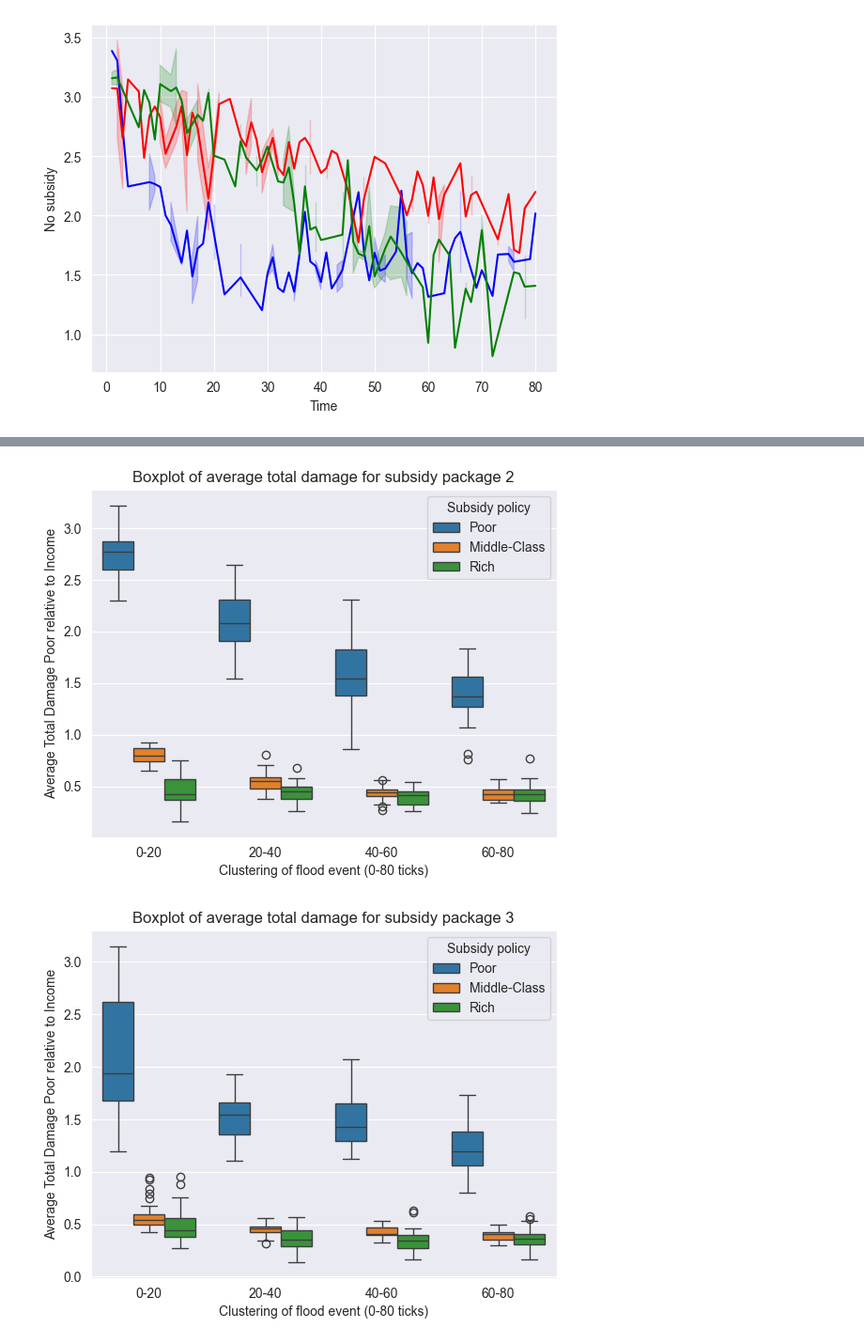
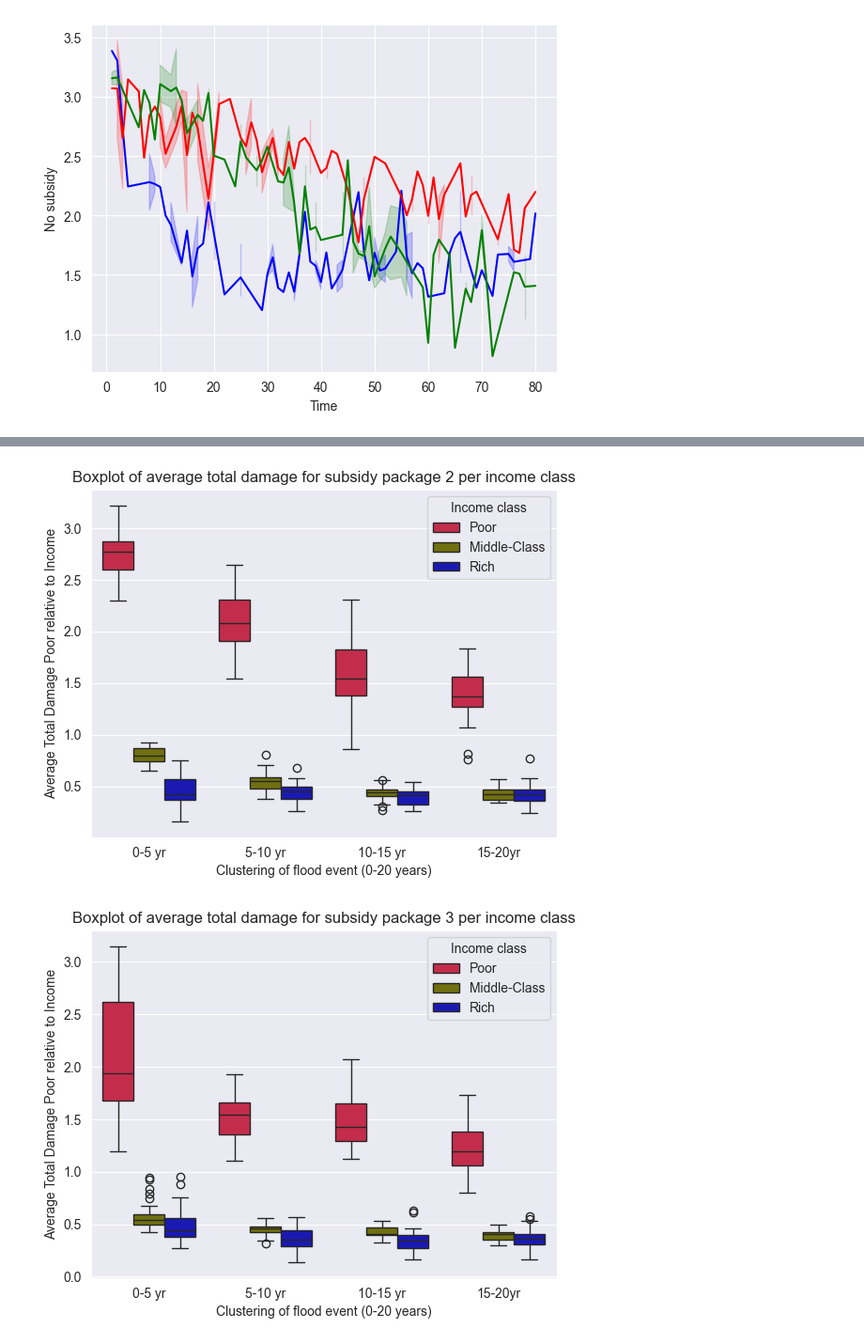
Before and after one commit to Martijntjevdg/SEN1211-ABM, a Jupyter notebook: base_model_mesa/model/PolicyExperimentsAnalysis.ipynb, the cells around one changed output, grey strips where cells are left out. Shown: that part at 94% size. Drawn from its saved outputs; the diff is of its cells as text; code cells hidden in the pictures.

```diff
--- a/base_model_mesa/model/PolicyExperimentsAnalysis.ipynb
+++ b/base_model_mesa/model/PolicyExperimentsAnalysis.ipynb
@@ -22,7 +22,7 @@ experiments
 15662 rows × 30 columns
 # %%
 intervals = [0, 20, 40, 60, 80]
-custom_labels = ['0-20', '20-40', '40-60', '60-80']
+custom_labels = ['0-5 yr', '5-10 yr', '10-15 yr', '15-20yr']
 
 #The results final dataframe only records the values of the variables when a flood occurred.
 results_between = experiments.copy()
@@ -193,43 +193,43 @@ data_experiments4 = pd.DataFrame({
 })
 
 # Reshape the DataFrame to long format
-melted2_data = pd.melt(data_experiments4, id_vars=['Flood event'], var_name='Subsidy policy', value_name='total_damage')
+melted2_data = pd.melt(data_experiments4, id_vars=['Flood event'], var_name='Income class', value_name='total_damage')
 
 # Create the boxplot using Seaborn
-sns.boxplot(x=melted2_data['Flood event'], y=melted2_data['total_damage'], hue=melted2_data['Subsidy policy'])
+sns.boxplot(x=melted2_data['Flood event'], y=melted2_data['total_damage'], hue=melted2_data['Income class'], palette=["crimson","olive","mediumblue"])
 
-plt.title('Boxplot of average total damage for subsidy package 2')
-plt.xlabel('Clustering of flood event (0-80 ticks)')
+plt.title('Boxplot of average total damage for subsidy package 2 per income class')
+plt.xlabel('Clustering of flood event (0-20 years)')
 plt.ylabel('Average Total Damage Poor relative to Income')
 
 output_path_experiments3 = r'../result_figures/Package2_Boxplot_Experiments.png'
 plt.savefig(output_path_experiments3)
 plt.show()
 # %% [output]
-[figure, old version]
+[figure, new version]
 # %%
-#Influence on income labels per policy type: PACKAGE 1
+#Influence on income labels per policy type: PACKAGE 3
 import pandas as pd
 
 data_experiments4 = pd.DataFrame({
     'Flood event': package_3['Cluster'],
     'Poor': package_3['AverageIncomeToDamagePoorHousehold'],
     'Middle-Class': package_3['AverageIncomeToDamageMiddleClassHousehold'],
     'Rich': package_3['AverageIncomeToDamageRichHousehold'],
 })
 
 # Reshape the DataFrame to long format
-melted2_data = pd.melt(data_experiments4, id_vars=['Flood event'], var_name='Subsidy policy', value_name='total_damage')
+melted2_data = pd.melt(data_experiments4, id_vars=['Flood event'], var_name='Income class', value_name='total_damage')
 
 # Create the boxplot using Seaborn
-sns.boxplot(x=melted2_data['Flood event'], y=melted2_data['total_damage'], hue=melted2_data['Subsidy policy'])
+sns.boxplot(x=melted2_data['Flood event'], y=melted2_data['total_damage'], hue=melted2_data['Income class'], palette=["crimson","olive","mediumblue"])
 
-plt.title('Boxplot of average total damage for subsidy package 3')
-plt.xlabel('Clustering of flood event (0-80 ticks)')
+plt.title('Boxplot of average total damage for subsidy package 3 per income class')
+plt.xlabel('Clustering of flood event (0-20 years)')
 plt.ylabel('Average Total Damage Poor relative to Income')
 
 output_path_experiments3 = r'../result_figures/Package3_Boxplot_Experiments.png'
 plt.savefig(output_path_experiments3)
 plt.show()
 # %% [output]
-[figure, old version]
+[figure, new version]
```
Also changed, not shown: parts of 4 cells of this notebook, 12 other files.
